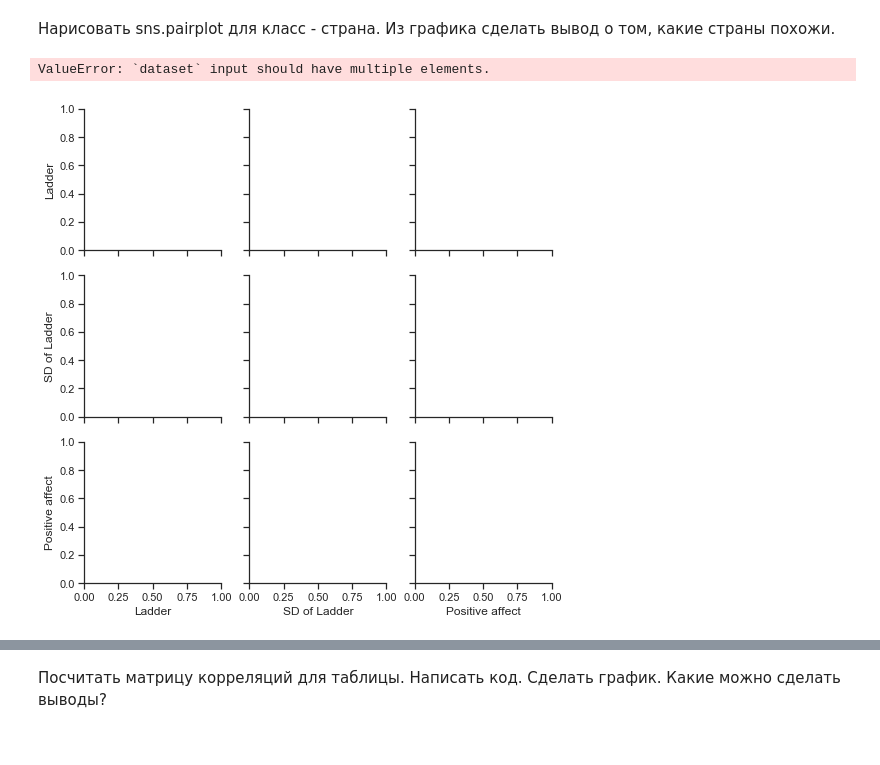
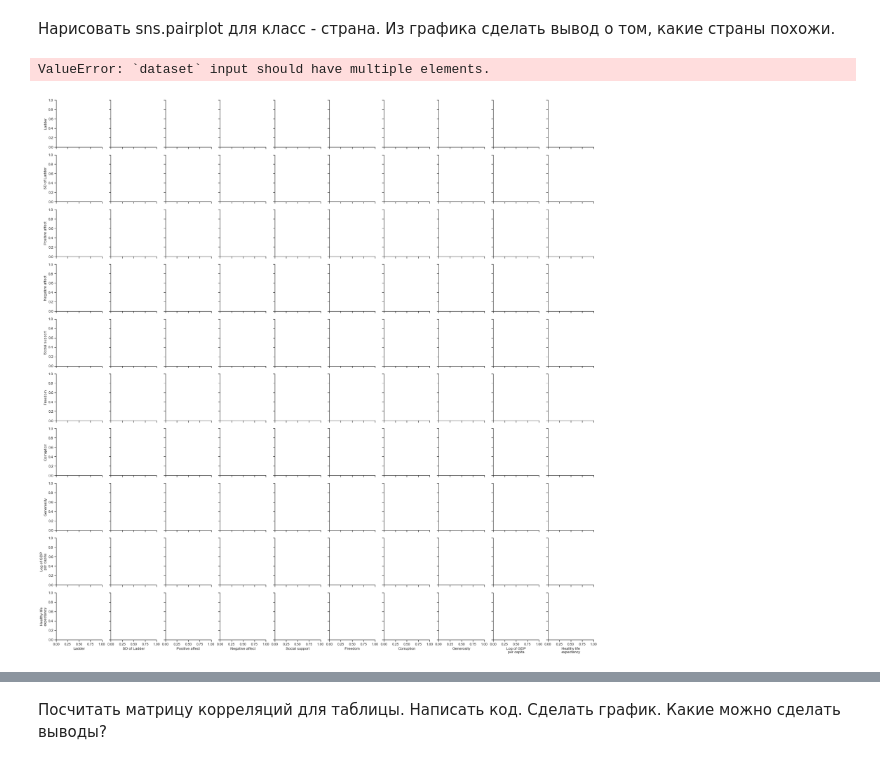
Before and after one commit to mrvanolog/Netology, a Jupyter notebook: PyDA/Lesson13/dz_2.ipynb, the cells around one changed output, grey strips where cells are left out. Drawn from its saved outputs; the diff is of its cells as text; code cells hidden in the pictures.

```diff
--- a/PyDA/Lesson13/dz_2.ipynb
+++ b/PyDA/Lesson13/dz_2.ipynb
@@ -148,11 +141,11 @@ print(f'Стран в выборке: {count}')
 Нарисовать sns.pairplot для класс - страна. Из графика сделать вывод о том, какие страны похожи.
 # %%
 sns.set(style="ticks", color_codes=True)
-cov_plot = sns.pairplot(data=data_clean.iloc[:, :4], hue='Country (region)')
+cov_plot = sns.pairplot(data=data_clean, hue='Country (region)')
 plt.show()
 
 # для очищенных данных не строит, так как для каждой страны есть только одно значение
 # для матрицы ковариаций не строит, потому что в матрице нет признака страна
 # %% [output]
 ValueError: `dataset` input should have multiple elements.
-[figure, old version]
+[figure, new version]
```
Also changed, not shown: parts of 8 cells of this notebook.
